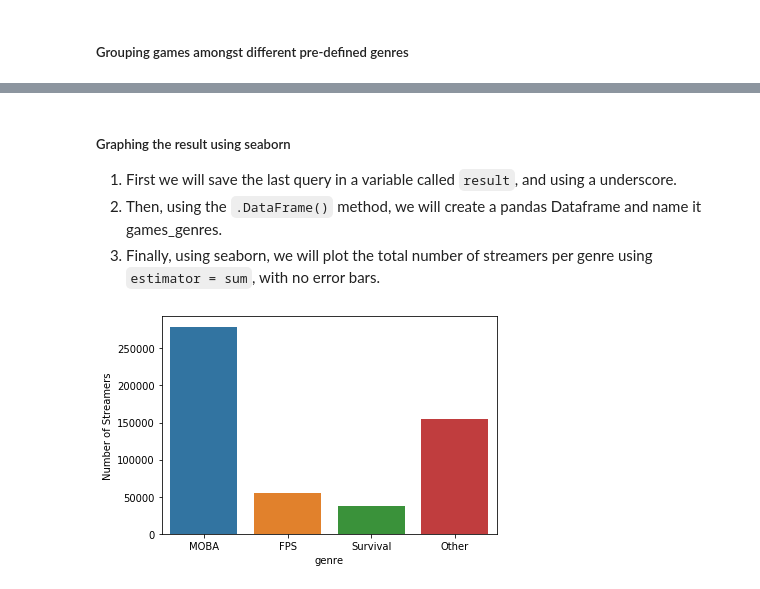
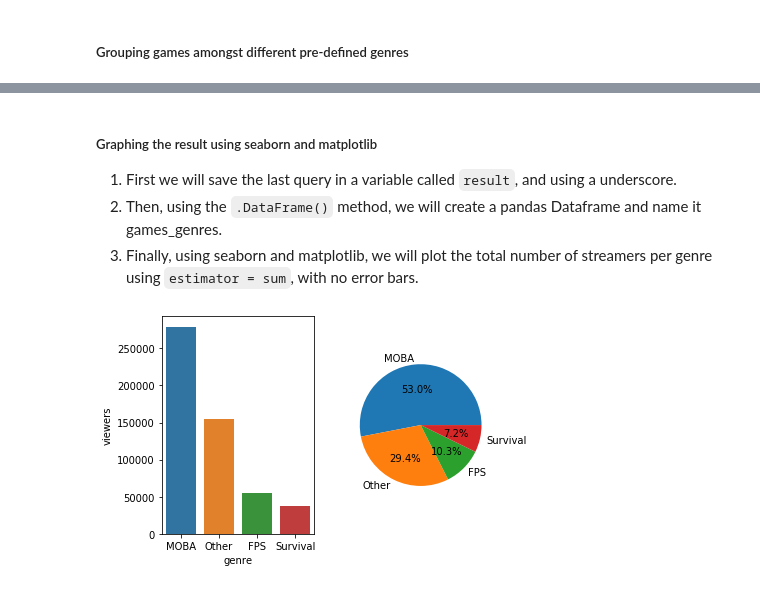
Before and after one commit to santiagobs/data-analysis-twitch, a Jupyter notebook: twitch.ipynb, the cells around one changed output, grey strips where cells are left out. Drawn from its saved outputs; the diff is of its cells as text; code cells hidden in the pictures.

```diff
--- a/twitch.ipynb
+++ b/twitch.ipynb
@@ -204,13 +220,17 @@ Done.
 # %% [markdown]
-<h5>Graphing the result using seaborn</h5>
+<h5>Graphing the result using seaborn and matplotlib</h5>
 <ol>
     <li>First we will save the last query in a variable called <code>result</code>, and using a underscore.</li>
     <li>Then, using the <code>.DataFrame()</code> method, we will create a pandas Dataframe and name it games_genres.</li>
-    <li>Finally, using seaborn, we will plot the total number of streamers per genre using <code>estimator = sum</code>, with no error bars.</li>
+    <li>Finally, using seaborn and matplotlib, we will plot the total number of streamers per genre using <code>estimator = sum</code>, with no error bars.</li>
 # %%
 result = _
 games_genres = result.DataFrame()
-sns.barplot(data=games_genres, x='genre', y='Number of Streamers', estimator = sum, ci=None)
+plt.clf()
+plt.subplot(1,2,1)
+sns.barplot(data=games_genres, x='genre', y='viewers', estimator = sum, ci=None)
+plt.subplot(1,2,2)
+plt.pie(games_genres.viewers, labels=games_genres.genre, autopct='%0.1f%%')
 plt.show()
 # %% [output]
-[figure, old version]
+[figure, new version]
```
Also changed, not shown: parts of 12 cells of this notebook.
